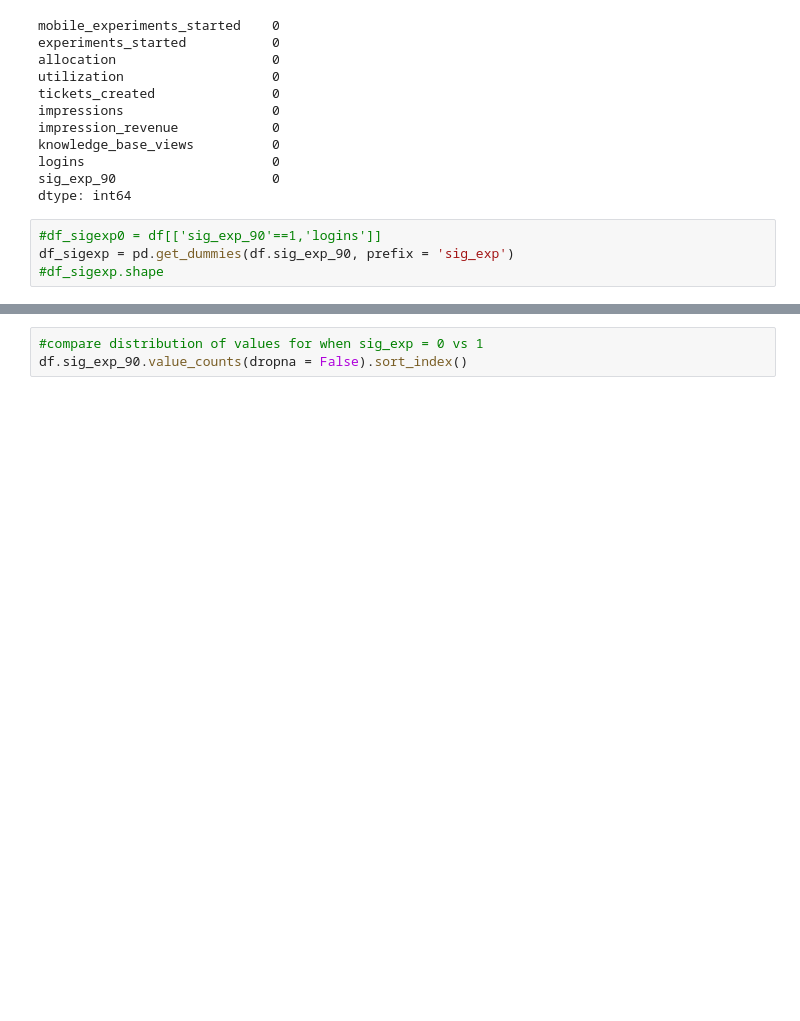
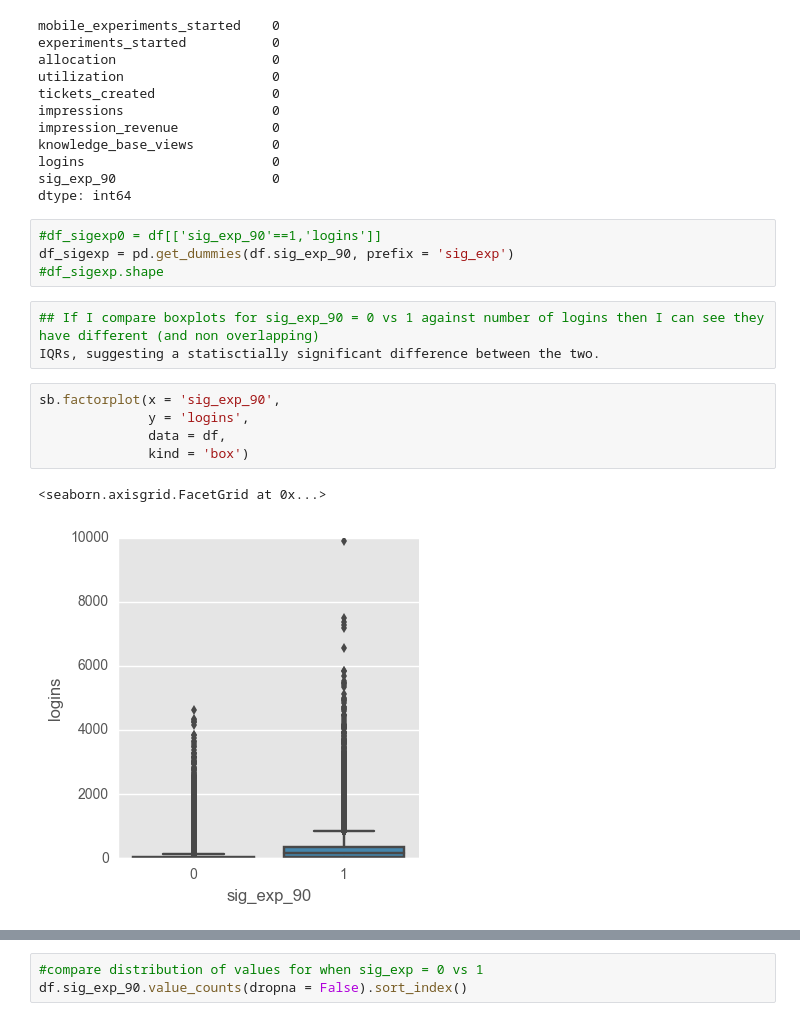
Before and after one commit to tonycaballero/DS-SF-30, a Jupyter notebook: final-project/Cube Analysis - full cube.ipynb, the cells around one changed output, grey strips where cells are left out. Saved outputs shown, nothing was run; the diff lists cells and outputs as text; blank space fills up the shorter version.

```diff
--- a/final-project/Cube Analysis - full cube.ipynb
+++ b/final-project/Cube Analysis - full cube.ipynb
@@ -79,3 +86,14 @@ dtype: int64
 #df_sigexp0 = df[['sig_exp_90'==1,'logins']]
 df_sigexp = pd.get_dummies(df.sig_exp_90, prefix = 'sig_exp')
 #df_sigexp.shape
+# %%
+## If I compare boxplots for sig_exp_90 = 0 vs 1 against number of logins then I can see they have different (and non overlapping)
+IQRs, suggesting a statisctially significant difference between the two.
+# %%
+sb.factorplot(x = 'sig_exp_90',
+              y = 'logins',
+              data = df,
+              kind = 'box')
+# %% [output]
+<seaborn.axisgrid.FacetGrid at 0x...>
+[figure, added]
```
Also changed, not shown: parts of 39 cells of this notebook, 2 other files.
